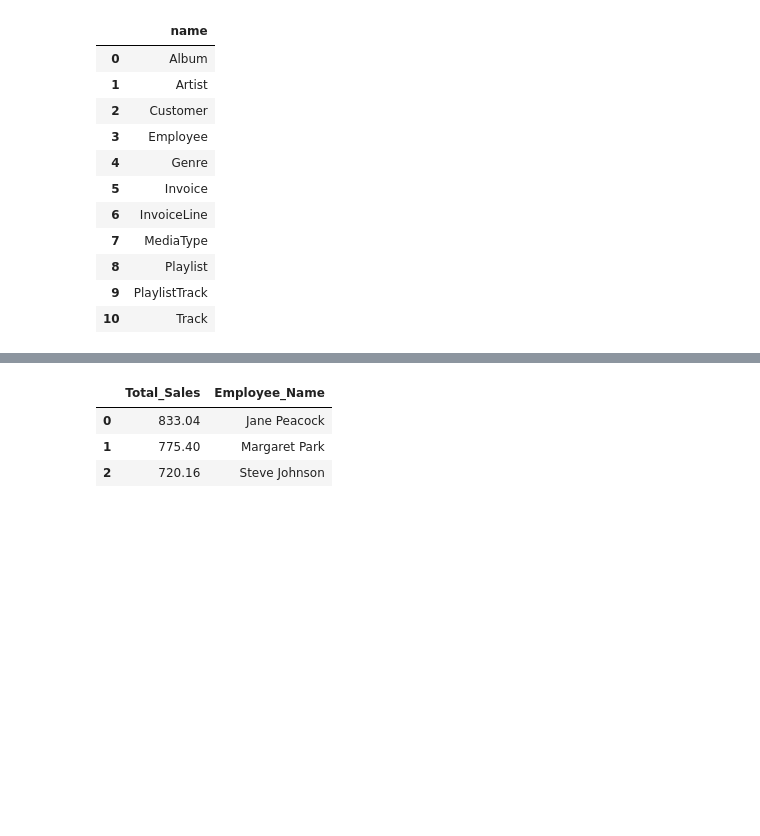
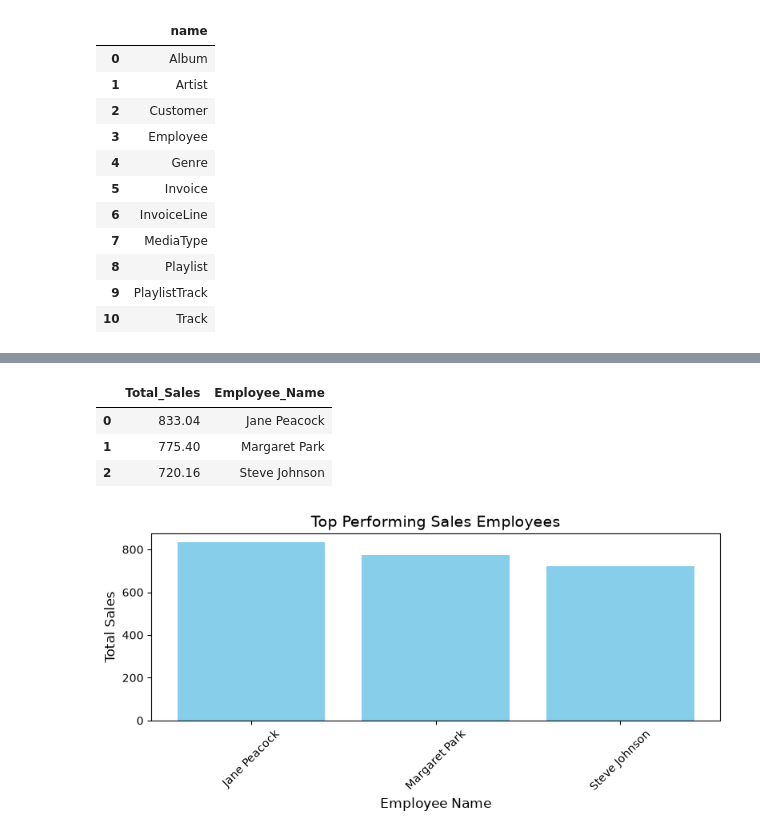
Before and after one commit to helenadepaula/Querying-with-SQL-and-Python-SQLite-Chinook-Database, a Jupyter notebook: analysis.ipynb, the cells around one changed output, grey strips where cells are left out. Drawn from its saved outputs; the diff is of its cells as text; code cells hidden in the pictures; blank space fills up the shorter version.

```diff
--- a/analysis.ipynb
+++ b/analysis.ipynb
@@ -75,18 +101,21 @@ run_query(query_top_countries)
 # %%
 # Who is the top-performing sales employee?
 
 query_top_employees = """
 SELECT SUM(i.Total) AS Total_Sales, e.FirstName || ' ' || e.LastName AS Employee_Name
 FROM Invoice i
 JOIN Customer c ON i.CustomerId = c.CustomerId
 JOIN Employee e ON c.SupportRepId = e.EmployeeId
 GROUP BY Employee_Name
 ORDER BY Total_Sales DESC LIMIT 5;
 """
 
-run_query(query_top_employees)
+top_employees = run_query(query_top_employees)
+display(top_employees)
+plot_bar_chart(top_employees['Employee_Name'], top_employees['Total_Sales'], 'Employee Name', 'Total Sales', 'Top Performing Sales Employees')
 # %% [output]
 |  | Total_Sales | Employee_Name |
 | 0 | 833.04 | Jane Peacock |
 | 1 | 775.40 | Margaret Park |
 | 2 | 720.16 | Steve Johnson |
+[figure, added]
```
Also changed, not shown: parts of 3 cells of this notebook.
